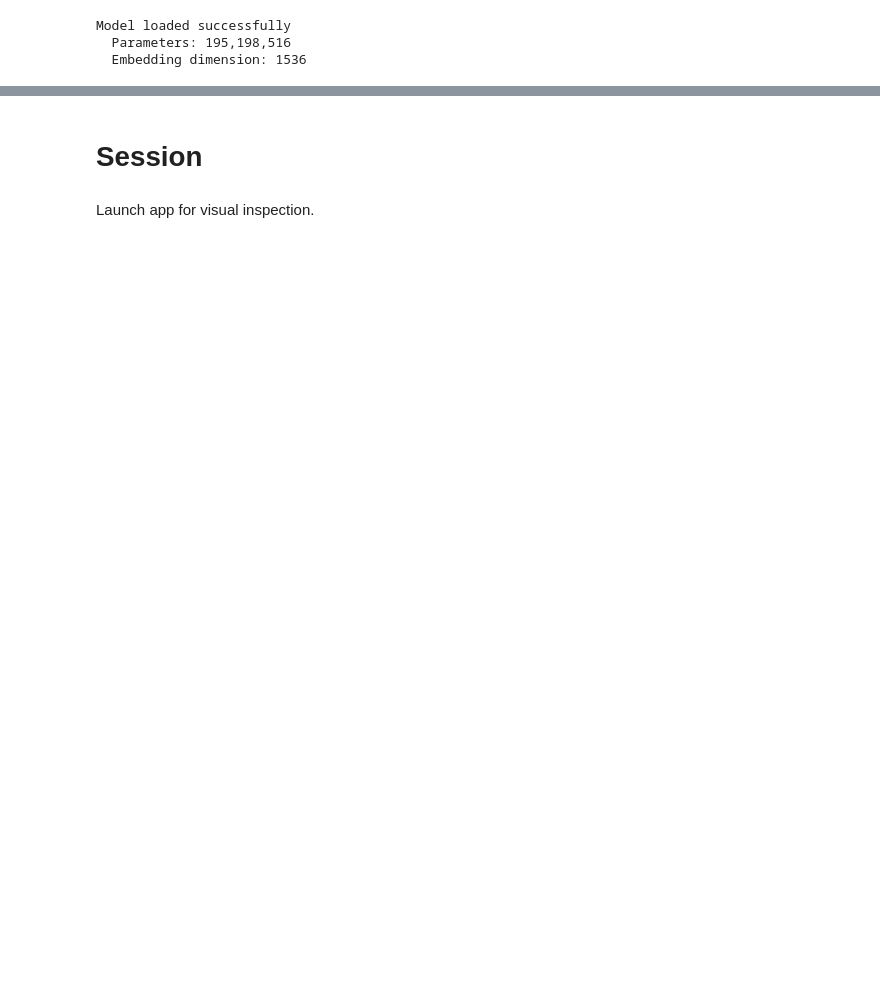
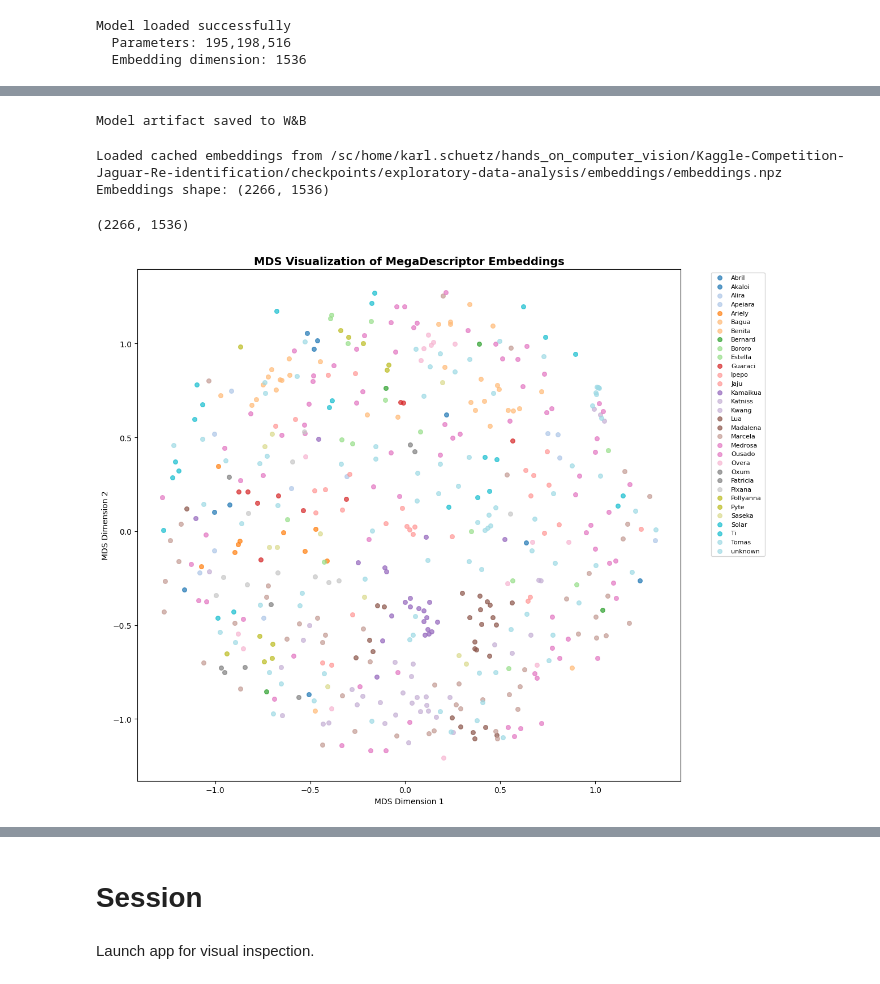
Before and after one commit to CarloColumbo/Kaggle-Competition-Jaguar-Re-identification, a Jupyter notebook: notebooks/exploratory_data_analysis.ipynb, the cells around one changed output, grey strips where cells are left out. Drawn from its saved outputs; the diff is of its cells as text; code cells hidden in the pictures; blank space fills up the shorter version.

```diff
--- a/notebooks/exploratory_data_analysis.ipynb
+++ b/notebooks/exploratory_data_analysis.ipynb
@@ -68,6 +69,14 @@ Initialize wandb run.
 config = {
     # Model
     "embedding_model": MegaDescriptorL384.get_model_name(),
+    "embedding_dim": 256,
+    "hidden_dim": 512,
+    "batch_size": 32,
+
+    # ArcFace
+    "arcface_margin": 0.5,
+    "arcface_scale": 64.0,
+    "dropout": 0.3,
 
     # Reproducibility
     "seed": RANDOM_SEED,
@@ -207,8 +232,10 @@ model.print_model_summary()
 # %%
-checkpoint_path = env.PROJECT_PATH / "checkpoints" / "megadescriptor-arcface-local" / "best_model.pth"
+checkpoint_path = env.PROJECT_PATH / "checkpoints" / "megadescriptor-arcface-local" / "arcface_best.pth"
 add_model_artifact(checkpoint_path)
 
 checkpoint = torch.load(checkpoint_path, map_location=device, weights_only=False)
 
 model.load_state_dict(checkpoint['model_state_dict'])
-model.eval()
+_ = model.eval()
+# %% [output]
+Model artifact saved to W&B
@@ -221,21 +242,38 @@ combined_model.eval()
+# %%
+preprocess = transforms.Compose([
+    transforms.Resize((384, 384)),
+    transforms.ToTensor(),
+    transforms.Normalize(
+        mean=[0.485, 0.456, 0.406],
+        std=[0.229, 0.224, 0.225]
+    ),
+])
 # %%
 image_paths = [sample.filepath for sample in dataset]
-cache_path = env.EMBEDDINGS_PATH / "embeddings.pt"
+cache_path = env.EMBEDDINGS_PATH / "embeddings.npz"
 
-embeddings = get_embeddings(
-    model=combined_model,
+megadescriptor_embeddings = get_embeddings(
+    model=megadescriptor,
+    preprocess=preprocess,
     image_paths=image_paths,
     batch_size=config["batch_size"],
     cache_path=cache_path,
     device=device,
 )
+megadescriptor_embeddings.shape
+# %% [output]
+Loaded cached embeddings from /sc/home/karl.schuetz/hands_on_computer_vision/Kaggle-Competition-Jaguar-Re-identification/checkpoints/exploratory-data-analysis/embeddings/embeddings.npz
+Embeddings shape: (2266, 1536)
+(2266, 1536)
 # %%
-labels = [sample['ground_truth.label'] for sample in dataset]
+labels = np.array([sample['ground_truth.label'] for sample in dataset])
 
 fig_finetuned = visualize_embeddings_mds(
-    embeddings,
+    megadescriptor_embeddings,
     labels,
-    "Fine-tuned ArcFace Embeddings (After Training)",
+    "MDS Visualization of MegaDescriptor Embeddings",
     config["seed"],
-    log_name="finetuned_embeddings_mds"
+    log_name="megadescriptor_embeddings_mds"
 )
+# %% [output]
+[figure, added]
```
Also changed, not shown: parts of 19 cells of this notebook, 8 other files.
